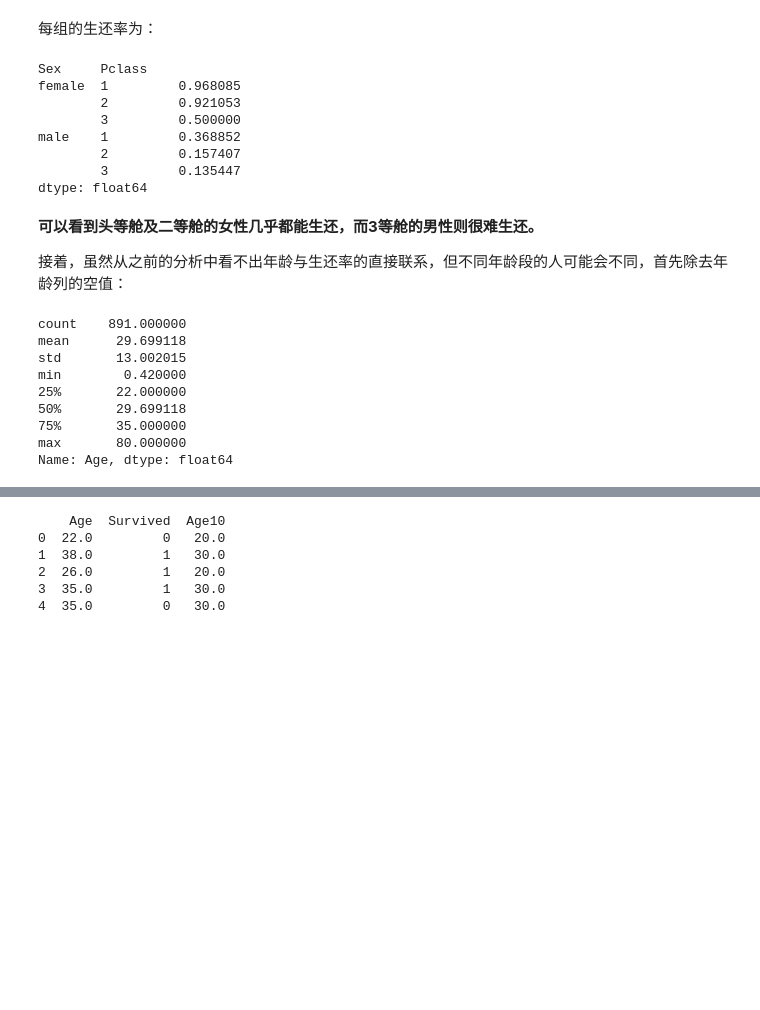
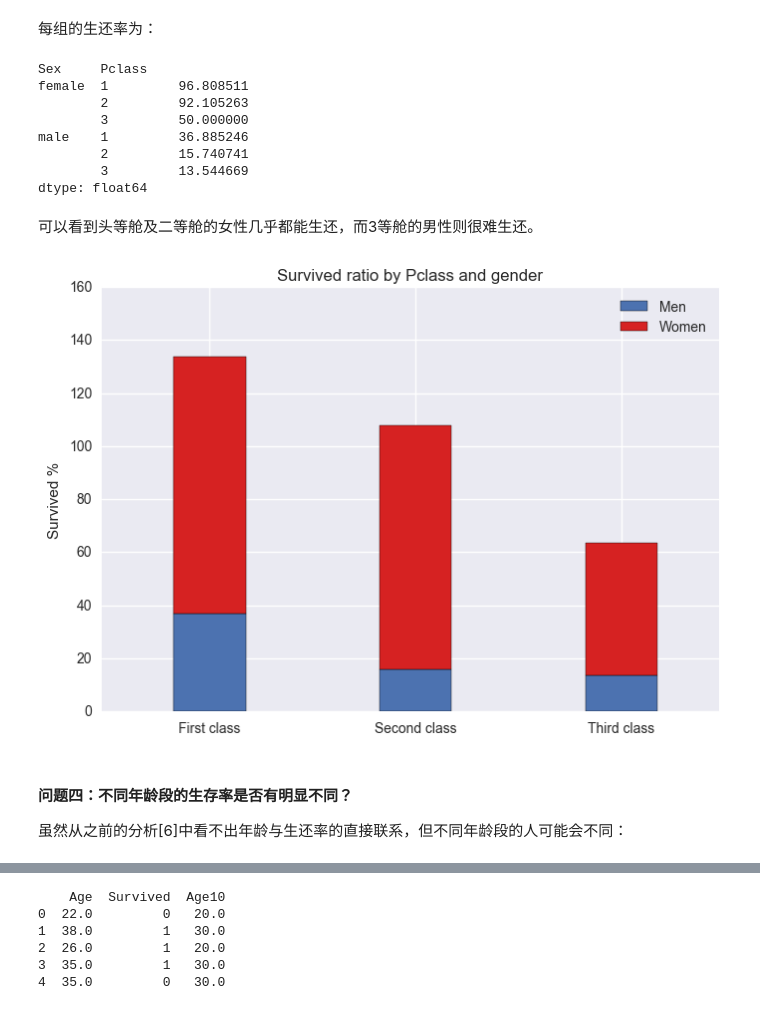
Before and after one commit to deCHN/DA-P2, a Jupyter notebook: titanic_data_explore.ipynb, the cells around one changed output, grey strips where cells are left out. Saved outputs shown, nothing was run; the diff lists cells and outputs as text; code cells hidden in the pictures; blank space fills up the shorter version.

Commit message:
add gender survive ratio plot

```diff
--- a/titanic_data_explore.ipynb
+++ b/titanic_data_explore.ipynb
@@ -207,30 +222,36 @@ bySexPclass.first()
 # %% [markdown]
 每组的生还率为：
 # %%
-print bySexPclass.Survived.sum() / bySexPclass.size()
+ratio = 100 * bySexPclass.Survived.sum() / bySexPclass.size()
+print ratio
 # %% [output]
 Sex     Pclass
-female  1         0.968085
-        2         0.921053
-        3         0.500000
-male    1         0.368852
-        2         0.157407
-        3         0.135447
+female  1         96.808511
+        2         92.105263
+        3         50.000000
+male    1         36.885246
+        2         15.740741
+        3         13.544669
 dtype: float64
-# %% [markdown]
-<b>可以看到头等舱及二等舱的女性几乎都能生还，而3等舱的男性则很难生还。</b>
-
-接着，虽然从之前的分析中看不出年龄与生还率的直接联系，但不同年龄段的人可能会不同，首先除去年龄列的空值：
-# %%
-age = df.Age.dropna()
-age.describe()
-# %% [output]
-count    891.000000
-mean      29.699118
-std       13.002015
-min        0.420000
-25%       22.000000
-50%       29.699118
-75%       35.000000
-max       80.000000
-Name: Age, dtype: float64
+# %% [markdown]
+可以看到头等舱及二等舱的女性几乎都能生还，而3等舱的男性则很难生还。
+# %%
+male = ratio.male
+female = ratio.female
+yMale, yFemale = male.values, female.values
+xMale, xFemale = np.arange(male.size), np.arange(female.size)
+width = 0.35
+p1 = plt.bar(width + xMale, yMale, width)
+p2 = plt.bar(width + xFemale, yFemale, width, bottom=yMale, color='#d62222')
+
+plt.title('Survived ratio by Pclass and gender')
+plt.ylabel('Survived %')
+plt.xticks(xMale + 1.5*width, ('First class', 'Second class', 'Third class'))
+plt.yticks(np.arange(0,180,20))
+plt.legend((p1[0], p2[0]), ('Men', 'Women'))
+plt.show()
+# %% [output]
+[figure, added]
+# %% [markdown]
+#### 问题四：不同年龄段的生存率是否有明显不同？
+虽然从之前的分析[6]中看不出年龄与生还率的直接联系，但不同年龄段的人可能会不同：
```
Also changed, not shown: parts of 11 cells of this notebook.
